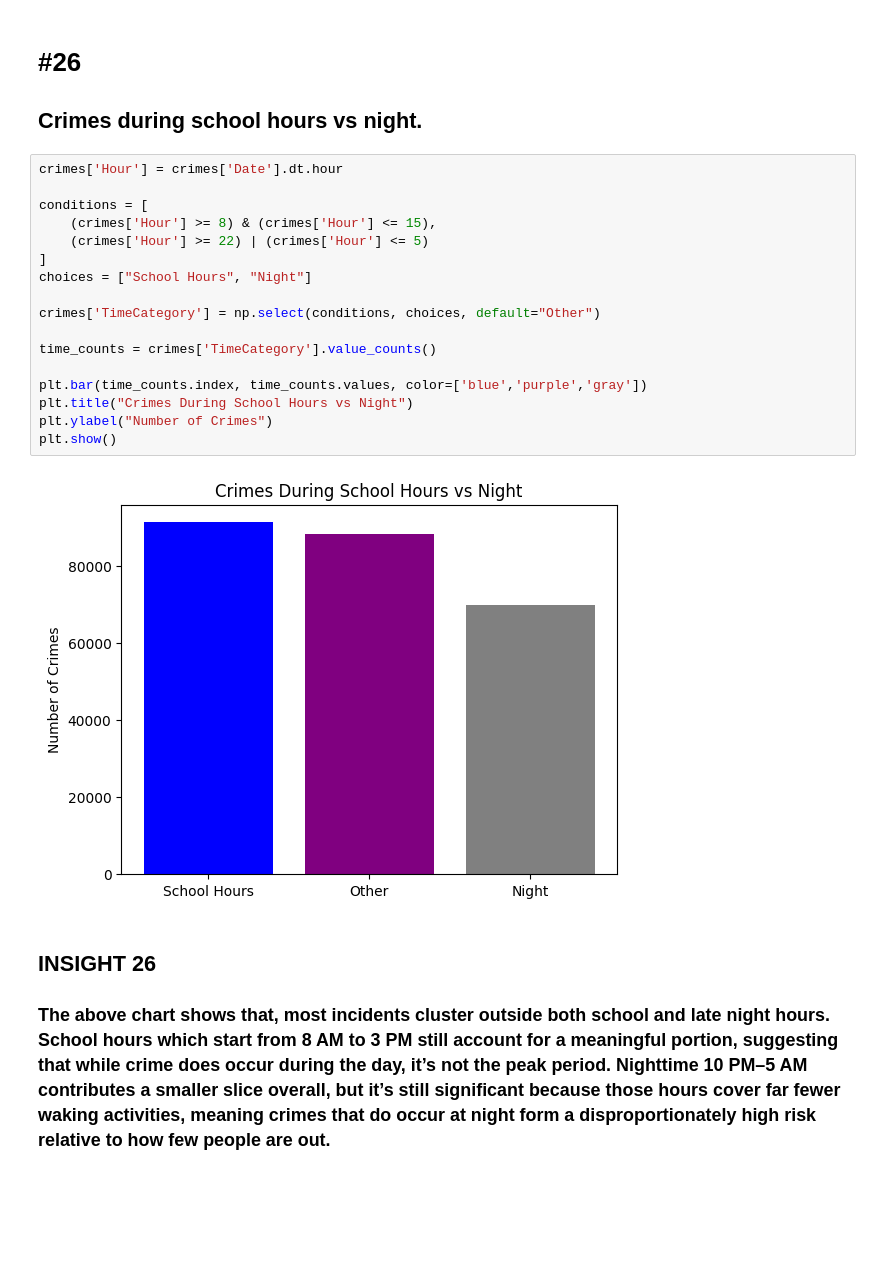
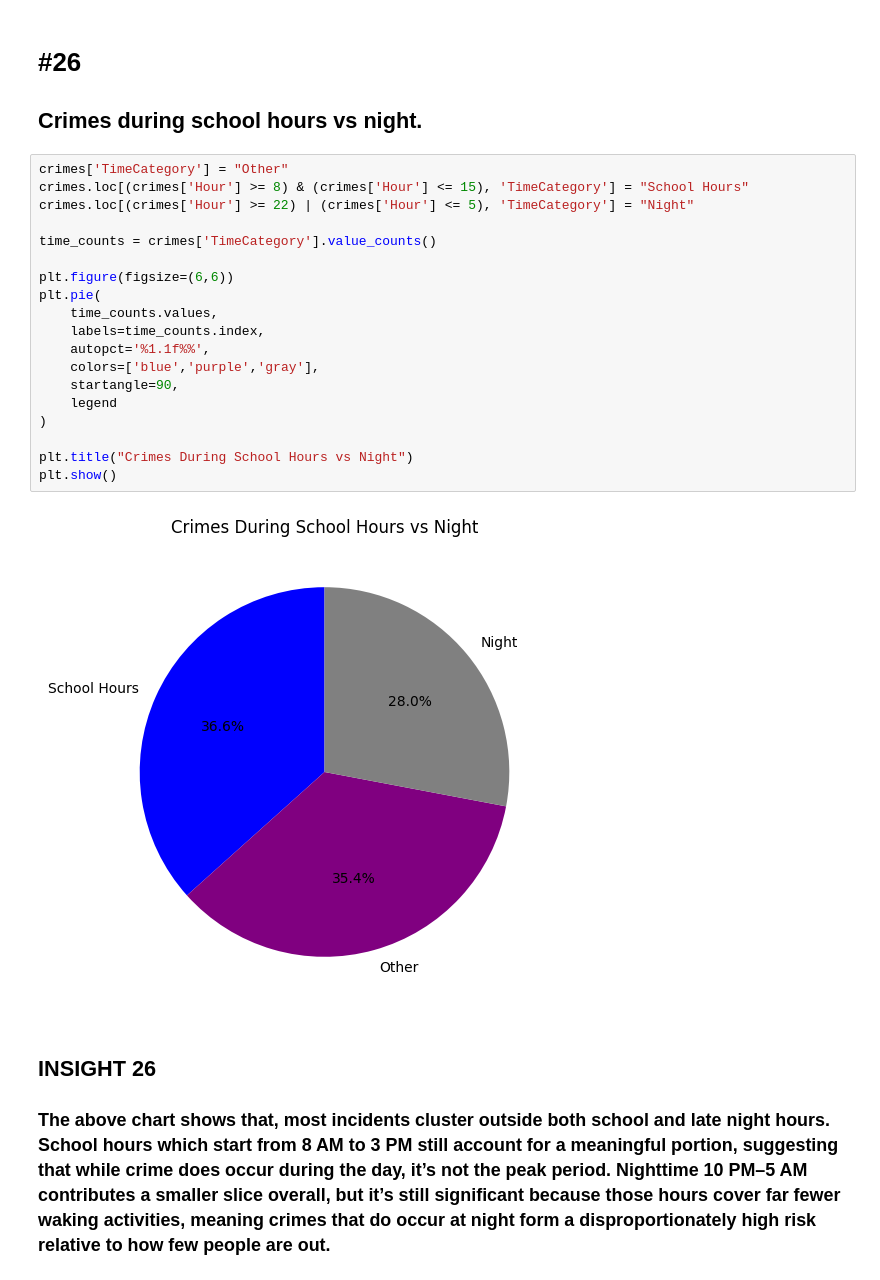
Before and after one commit to leen-ai/data_analytics_activity, a Jupyter notebook: Exam(MIDTERM).ipynb, the cells around one changed output. Cells and saved outputs as stored; diff of their text form; blank space fills up the shorter version.

```diff
--- a/Exam(MIDTERM).ipynb
+++ b/Exam(MIDTERM).ipynb
@@ -786,24 +800,26 @@ plt.show()
 <h1>#26</h1>
 <h2>Crimes during school hours vs night.</h2>
 # %%
-crimes['Hour'] = crimes['Date'].dt.hour
-
-conditions = [
-    (crimes['Hour'] >= 8) & (crimes['Hour'] <= 15),
-    (crimes['Hour'] >= 22) | (crimes['Hour'] <= 5)
-]
-choices = ["School Hours", "Night"]
-
-crimes['TimeCategory'] = np.select(conditions, choices, default="Other")
+crimes['TimeCategory'] = "Other"
+crimes.loc[(crimes['Hour'] >= 8) & (crimes['Hour'] <= 15), 'TimeCategory'] = "School Hours"
+crimes.loc[(crimes['Hour'] >= 22) | (crimes['Hour'] <= 5), 'TimeCategory'] = "Night"
 
 time_counts = crimes['TimeCategory'].value_counts()
 
-plt.bar(time_counts.index, time_counts.values, color=['blue','purple','gray'])
+plt.figure(figsize=(6,6))
+plt.pie(
+    time_counts.values,
+    labels=time_counts.index,
+    autopct='%1.1f%%',
+    colors=['blue','purple','gray'],
+    startangle=90,
+    legend
+)
+
 plt.title("Crimes During School Hours vs Night")
-plt.ylabel("Number of Crimes")
 plt.show()
 # %% [output]
-[figure, old version]
+[figure, new version]
 # %% [markdown]
 <h2>INSIGHT 26</h2>
 <h3>The above chart shows that, most incidents cluster outside both school and late night hours. School hours  which start from 8 AM to 3 PM still account for a meaningful portion, suggesting that while crime does occur during the day, it’s not the peak period. Nighttime 10 PM–5 AM contributes a smaller slice overall, but it’s still significant because those hours cover far fewer waking activities, meaning crimes that do occur at night form a disproportionately high risk relative to how few people are out.</h3>
```
Also changed, not shown: parts of 4 cells of this notebook.
